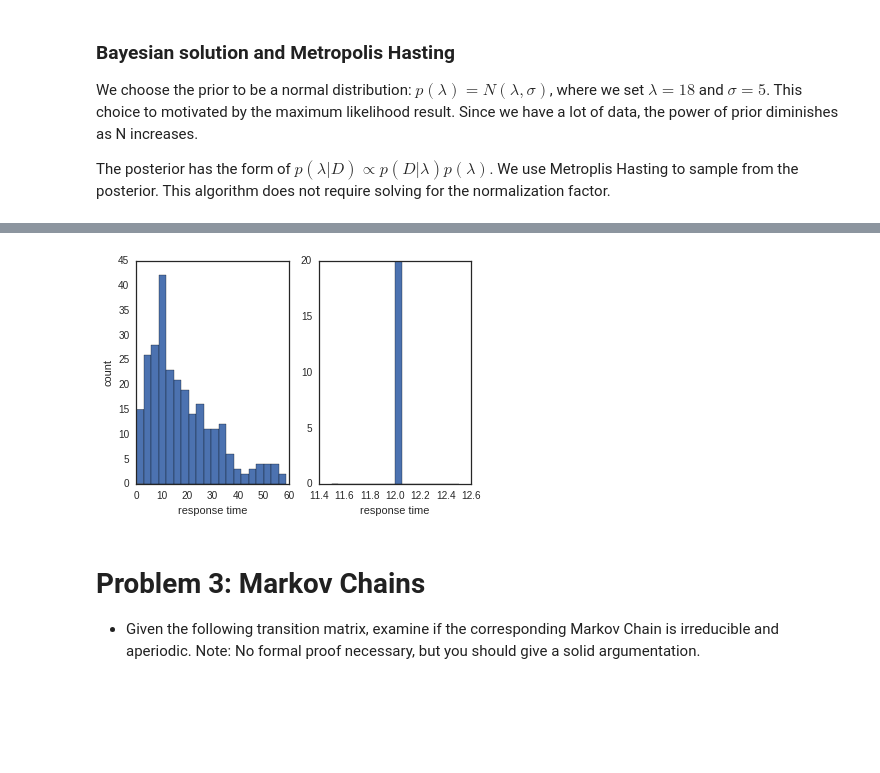
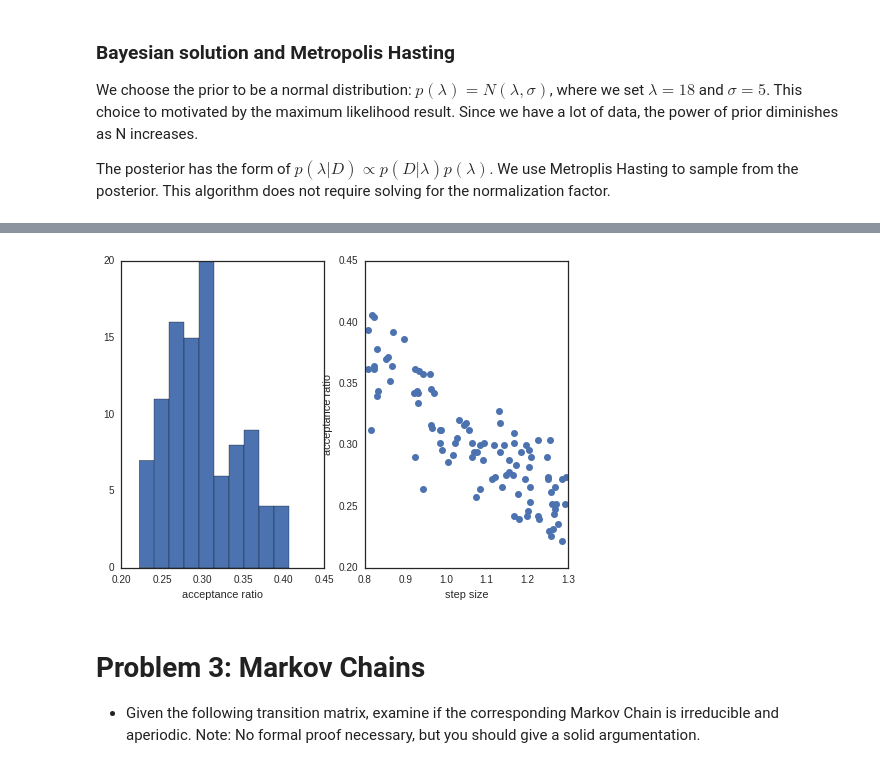
Before and after one commit to kevinchen1000/2016, a Jupyter notebook: Homework/AM207_yufengkevinchen_HW2.ipynb, the cells around one changed output, grey strips where cells are left out. Drawn from its saved outputs; the diff is of its cells as text; code cells hidden in the pictures; blank space fills up the shorter version.

```diff
--- a/Homework/AM207_yufengkevinchen_HW2.ipynb
+++ b/Homework/AM207_yufengkevinchen_HW2.ipynb
@@ -194,6 +197,23 @@ def calc_posterior(l,x=data):
 
     return p;
 
+#calculate the log of the posterior
+def calc_log_posterior(l,x=data):
+    #print len(data)
+    #print data.dtype
+    #print data[0]
+    #print x[0]
+    #print x
+    #assert(0)
+    #print x*np.log(l)
+    #print scipy.misc.factorial(x)
+    #print np.log(scipy.misc.factorial(x))
+
+    #assert(0)
+    p = np.sum(-l + x * np.log(l) - np.log(scipy.misc.factorial(x)));
+    #print 'debug: ', p
+    return p;
+
 def metropolis(n_iterations, init_values, step_size, doPrint = True):
 
     #determine number of parameters
@@ -206,8 +226,8 @@ def metropolis(n_iterations, init_values, step_size, doPrint = True):
     trace[0] = init_values
 
     #calculate joint posterior for initial values
-    current_prob = calc_posterior(*trace[0])
-    print current_prob
+    current_prob = calc_log_posterior(*trace[0])
+
     #initialize acceptance counts
     accepted = [0]*n_params
 
@@ -231,46 +251,76 @@ def metropolis(n_iterations, init_values, step_size, doPrint = True):
             p[j]= theta
 
             #calculate posterior with proposed value
-            proposed_prob = calc_posterior(*p)
+            #print 'input p is: ', p[j]
+            proposed_prob = calc_log_posterior(*p)
 
             #acceptance rate
-            alpha = proposed_prob / current_prob
+            alpha = proposed_prob - current_prob
 
             #sample a uniform function to determine whether to reject
             u = runif()
 
             #test proposed value
-            if (u) < alpha:
+            #if (np.log(u)) < alpha:
+            if u < np.exp(alpha):
                 #Accept
                 trace[i+1,j]=theta
                 current_prob = proposed_prob
                 accepted[j] +=1
+
+                #print 'u = ',u
+                #print 'proposed= ', proposed_prob, 'cur = ', current_prob
+                #print 'ratio = ',np.exp(alpha)
+
+
+
             else:
                 #reject
+                #print np.exp(alpha)
                 trace[i+1,j] = trace[i,j]
 
             #update p
             p[j] = trace[i+1,j]
 
+    #print accepted
     #return samples and number of accepted steps
     return trace, accepted
 
 #driver code to sample using metroplis-hasting and a normal prior
 if __name__ =="__main__":
-    n_iter = 10;
+    n_iter = 500
     init_val = [12];
-    step_size = [10];
-    trace,acc = metropolis(n_iter,init_val,step_size,doPrint=True)
+    acc_ratio = []
+    step_size_vec = []
 
-    print trace
+    for i in range(100):
+        step_size = 0.8 + np.random.rand(1)*0.5 ;
+        data = np.genfromtxt('hangout_chat_data.csv',delimiter=',')
+        trace,acc = metropolis(n_iter,init_val,step_size,doPrint=False)
+        acc_ratio.append(np.sum(acc)/np.float(n_iter))
+        step_size_vec.append(step_size)
 
-    #plot a histogram
+    acc_ratio = np.array(acc_ratio)
+
     plt.subplot(1,2,1)
-    plt.hist(data,bins=20)
-    plt.xlabel('response time')
-    plt.ylabel('count')
+    plt.hist(acc_ratio,bins=10)
+    plt.xlabel('acceptance ratio')
+    #print trace
 
     plt.subplot(1,2,2)
-    plt.hist(trace,bins=20,normed=1)
-    plt.xlabel('response time')
+    plt.plot(step_size_vec,acc_ratio,'o')
+    plt.xlabel('step size')
+    plt.ylabel('acceptance ratio')
+    #plot a histogram
+    #plt.subplot(1,2,1)
+    #plt.hist(data,bins=20)
+    #plt.xlabel('response time')
+    #plt.ylabel('count')
+
+    #plt.subplot(1,2,1)
+    #plt.hist(trace,bins=20,normed=True)
+    #plt.xlabel('lambda')
+
+    #plt.subplot(1,2,2)
+    #plt.plot(trace)
 # %% [output]
@@ -290,4 +327,4 @@ Iterations left:  10
-[figure, old version]
+[figure, new version]
 # %% [markdown]
 # Problem 3: Markov Chains
 
```
Also changed, not shown: parts of 5 cells of this notebook.
